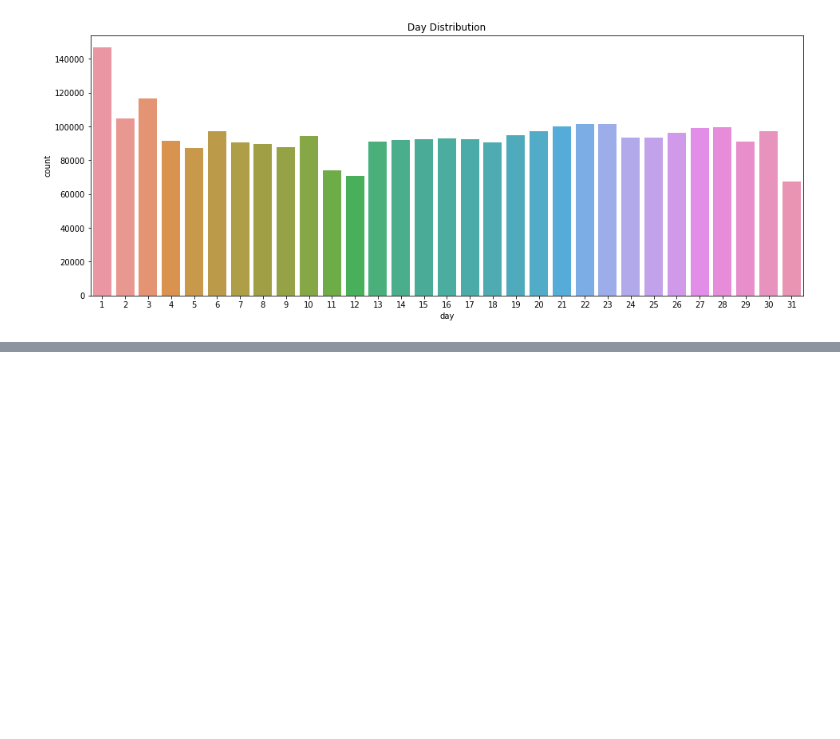
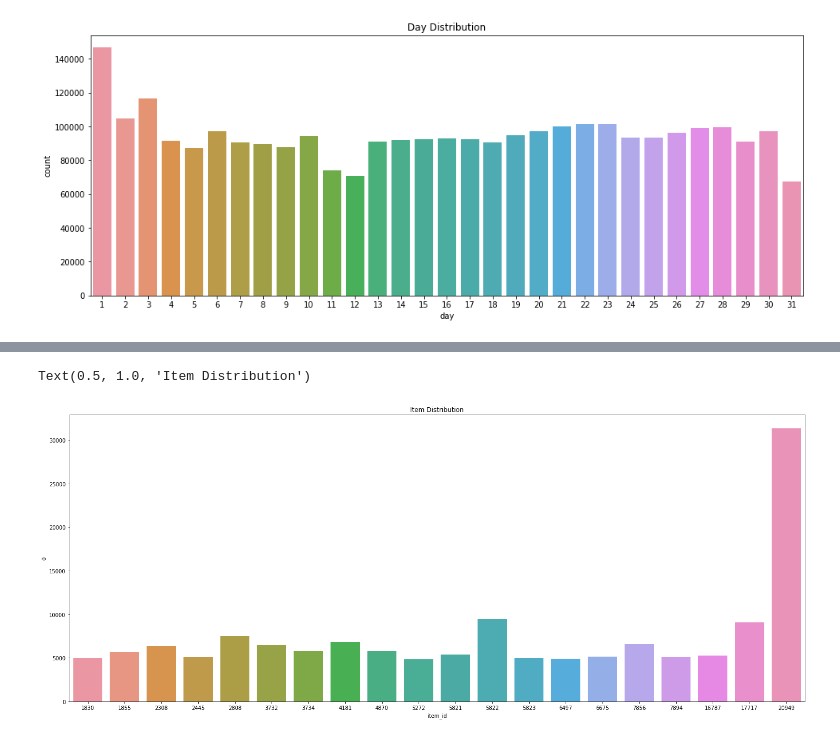
Before and after one commit to alsing/Predict-Future-Sales, a Jupyter notebook: notebooks/Initial.ipynb, the cells around one changed output, grey strips where cells are left out. Saved outputs shown, nothing was run; the diff lists cells and outputs as text; code cells hidden in the pictures; blank space fills up the shorter version.

```diff
--- a/notebooks/Initial.ipynb
+++ b/notebooks/Initial.ipynb
@@ -249,0 +270,9 @@ Text(0.5, 1.0, 'Day Distribution')
+# %%
+d2 = data.groupby(['item_id']).size().nlargest(20).to_frame().reset_index()
+#d2 = d2.rename(columns={'0':'A'})
+fig = plt.figure(figsize=(25, 10))
+sns.barplot(x='item_id', y=0, data=d2)
+plt.title('Item Distribution')
+# %% [output]
+Text(0.5, 1.0, 'Item Distribution')
+[figure, added]
```
Also changed, not shown: parts of 3 cells of this notebook.
